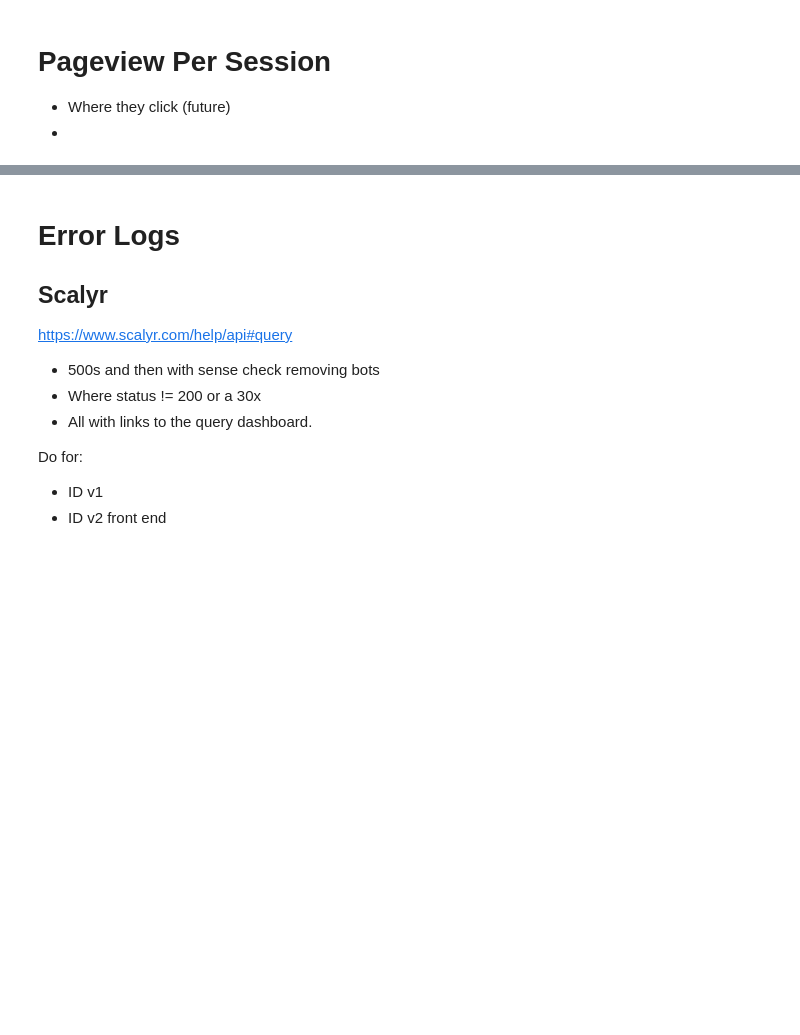
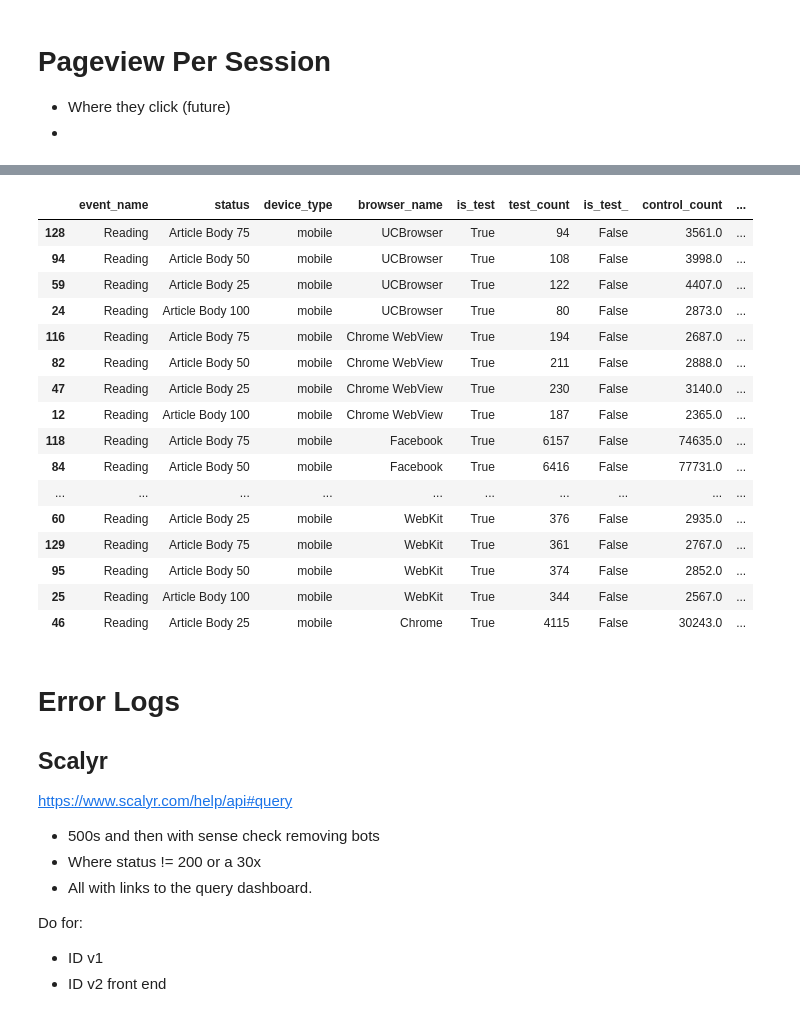
Before and after one commit to moneysmartco/blog-jupyter-notebooks, a Jupyter notebook: first_experiments.ipynb, the cells around one changed output, grey strips where cells are left out. Cells and saved outputs as stored; diff of their text form; code cells hidden in the pictures; blank space fills up the shorter version.

Commit message:
Added ability to analyse events by browser across AB test

```diff
--- a/first_experiments.ipynb
+++ b/first_experiments.ipynb
@@ -90,11 +101,3 @@ print("Connecting to Athena")
 athena_conn = connect(s3_staging_dir=athena_bucket_path, region_name=aws_region_name)
 # %% [output]
 Connecting to Athena
-# %%
-print("Starting athena query at %s"% datetime.now().isoformat())
-events_query = "select * from id_ab_test where sent_at between '%s' and '%s' " % (analysis_start_time.isoformat(), analysis_end_time.isoformat())
-print("query: "+events_query)
-events = pd.read_sql(events_query, athena_conn) #TODO: should really pass the dates as dates to sent_at_timestamp using query params
-print("Ended query at %s"% datetime.now().isoformat())
-
-# TODO: ideally you break into chunks during reading and replace various strings with post_id and set data types to more efficient ones (category)
@@ -146,0 +236,2 @@ unable to rollback
+# %%
+events = get_blog_events(country_code_to_analyse, analysis_start_time, analysis_end_time, limit =None)
@@ -694,3 +855,52 @@ By split:
+# %%
+
+
+# join across both sides of the AB test
+test_df =combined_raw_df[combined_raw_df.is_test==True]
+test_df = test_df.rename(columns={"count":"test_count"}) #in_place = True
+control_df = combined_raw_df[combined_raw_df.is_test==False]
+control_df = control_df.rename(columns={"count":"control_count"})
+
+#print(test_df.head())
+
+#print(control_df.head())
+
+
+
+#print(test_df.keys)
+test_df.reset_index()
+#print(20*"-")
+#print(test_df.keys())
+#print(test_df.columns)
+test_df
+control_df.reset_index()
+test_df = test_df.set_index(cols_to_group_by)
+control_df = control_df.set_index(cols_to_group_by)
+
+combined_df = test_df.join(control_df, rsuffix="_").reset_index()
+#combined_df.fillna(0) #get rid of NaN
+# %%
+combined_df["test_fraction"] = combined_df.apply (lambda row: row.test_count/(row.control_count + row.test_count), axis=1)
+# %%
+combined_df[combined_df['control_count']>1000].sort_values("test_fraction")
+# %% [output]
+|  | event_name | status | device_type | browser_name | is_test | test_count | is_test_ | control_count | ... |
+| 128 | Reading | Article Body 75 | mobile | UCBrowser | True | 94 | False | 3561.0 | ... |
+| 94 | Reading | Article Body 50 | mobile | UCBrowser | True | 108 | False | 3998.0 | ... |
+| 59 | Reading | Article Body 25 | mobile | UCBrowser | True | 122 | False | 4407.0 | ... |
+| 24 | Reading | Article Body 100 | mobile | UCBrowser | True | 80 | False | 2873.0 | ... |
+| 116 | Reading | Article Body 75 | mobile | Chrome WebView | True | 194 | False | 2687.0 | ... |
+| 82 | Reading | Article Body 50 | mobile | Chrome WebView | True | 211 | False | 2888.0 | ... |
+| 47 | Reading | Article Body 25 | mobile | Chrome WebView | True | 230 | False | 3140.0 | ... |
+| 12 | Reading | Article Body 100 | mobile | Chrome WebView | True | 187 | False | 2365.0 | ... |
+| 118 | Reading | Article Body 75 | mobile | Facebook | True | 6157 | False | 74635.0 | ... |
+| 84 | Reading | Article Body 50 | mobile | Facebook | True | 6416 | False | 77731.0 | ... |
+| ... | ... | ... | ... | ... | ... | ... | ... | ... | ... |
+| 60 | Reading | Article Body 25 | mobile | WebKit | True | 376 | False | 2935.0 | ... |
+| 129 | Reading | Article Body 75 | mobile | WebKit | True | 361 | False | 2767.0 | ... |
+| 95 | Reading | Article Body 50 | mobile | WebKit | True | 374 | False | 2852.0 | ... |
+| 25 | Reading | Article Body 100 | mobile | WebKit | True | 344 | False | 2567.0 | ... |
+| 46 | Reading | Article Body 25 | mobile | Chrome | True | 4115 | False | 30243.0 | ... |
 # %% [markdown]
 # Error Logs
 
```
Also changed, not shown: parts of 39 cells of this notebook.
